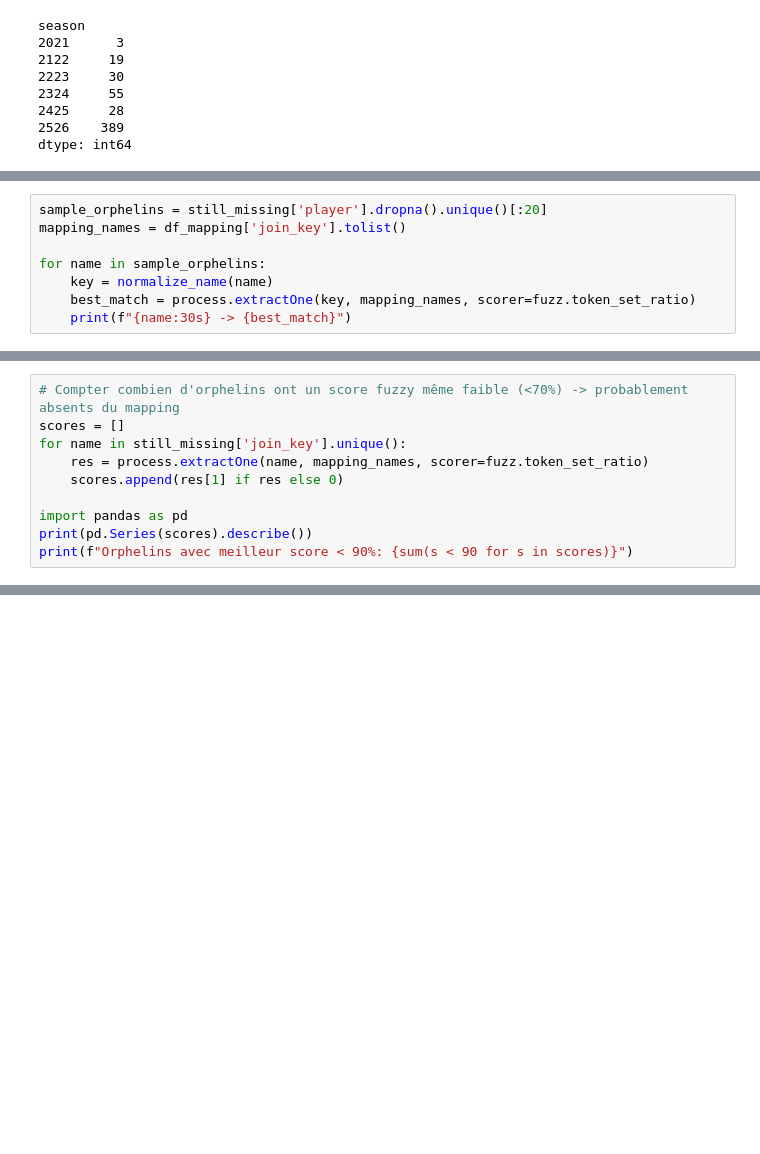
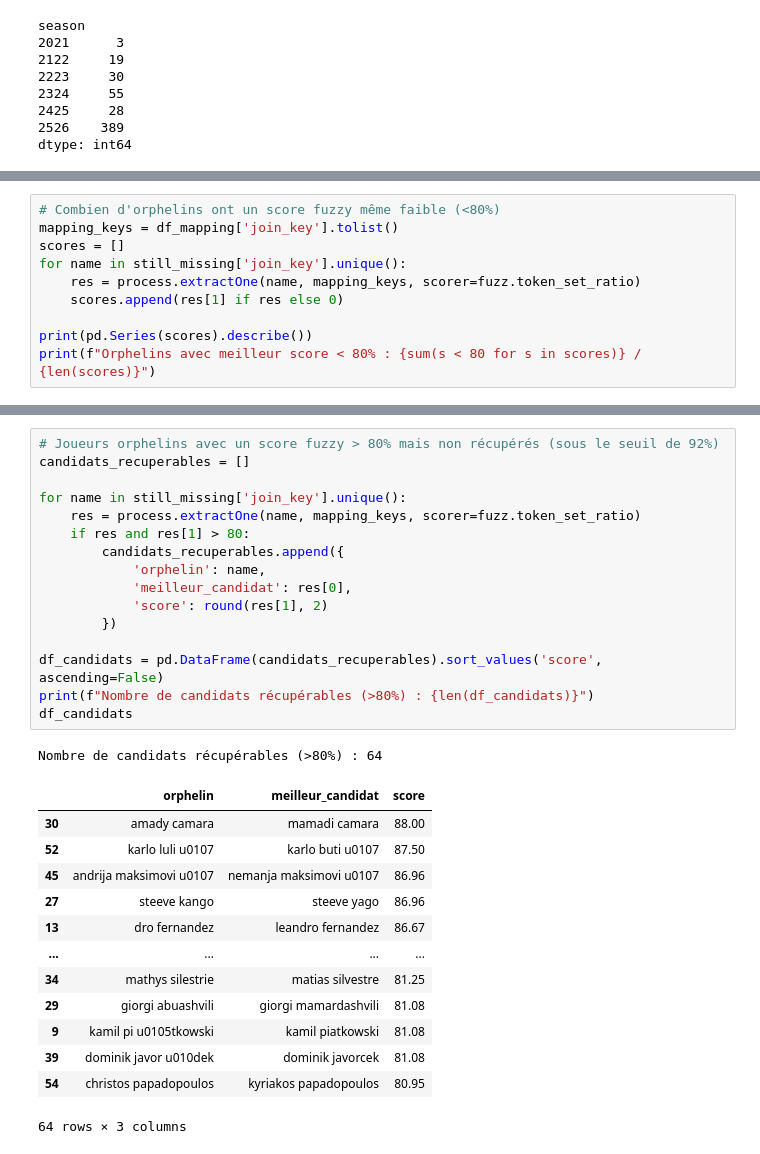
Before and after one commit to Quadratic-Labs/predict_vm_football, a Jupyter notebook: notebooks/03_base_apprentissage.ipynb, the cells around one changed output, grey strips where cells are left out. Saved outputs shown, nothing was run; the diff lists cells and outputs as text; blank space fills up the shorter version.

Commit message:
[feat] - Analyse des "orphelins" restants

```diff
--- a/notebooks/03_base_apprentissage.ipynb
+++ b/notebooks/03_base_apprentissage.ipynb
@@ -169,8 +142,0 @@ Name: count, dtype: int64
-# %%
-sample_orphelins = still_missing['player'].dropna().unique()[:20]
-mapping_names = df_mapping['join_key'].tolist()
-
-for name in sample_orphelins:
-    key = normalize_name(name)
-    best_match = process.extractOne(key, mapping_names, scorer=fuzz.token_set_ratio)
-    print(f"{name:30s} -> {best_match}")
@@ -198,10 +142,0 @@ Altay Bayındır                 -> ('altay bayindir', 63.1578947368421, 784)
-# %%
-# Compter combien d'orphelins ont un score fuzzy même faible (<70%) -> probablement absents du mapping
-scores = []
-for name in still_missing['join_key'].unique():
-    res = process.extractOne(name, mapping_names, scorer=fuzz.token_set_ratio)
-    scores.append(res[1] if res else 0)
-
-import pandas as pd
-print(pd.Series(scores).describe())
-print(f"Orphelins avec meilleur score < 90%: {sum(s < 90 for s in scores)}")
@@ -218,0 +143,10 @@ Orphelins avec meilleur score < 90%: 481
+# %%
+# Combien d'orphelins ont un score fuzzy même faible (<80%)
+mapping_keys = df_mapping['join_key'].tolist()
+scores = []
+for name in still_missing['join_key'].unique():
+    res = process.extractOne(name, mapping_keys, scorer=fuzz.token_set_ratio)
+    scores.append(res[1] if res else 0)
+
+print(pd.Series(scores).describe())
+print(f"Orphelins avec meilleur score < 80% : {sum(s < 80 for s in scores)} / {len(scores)}")
@@ -218,0 +164,31 @@ Orphelins avec meilleur score < 90%: 481
+# %%
+# Joueurs orphelins avec un score fuzzy > 80% mais non récupérés (sous le seuil de 92%)
+candidats_recuperables = []
+
+for name in still_missing['join_key'].unique():
+    res = process.extractOne(name, mapping_keys, scorer=fuzz.token_set_ratio)
+    if res and res[1] > 80:
+        candidats_recuperables.append({
+            'orphelin': name,
+            'meilleur_candidat': res[0],
+            'score': round(res[1], 2)
+        })
+
+df_candidats = pd.DataFrame(candidats_recuperables).sort_values('score', ascending=False)
+print(f"Nombre de candidats récupérables (>80%) : {len(df_candidats)}")
+df_candidats
+# %% [output]
+Nombre de candidats récupérables (>80%) : 64
+|  | orphelin | meilleur_candidat | score |
+| 30 | amady camara | mamadi camara | 88.00 |
+| 52 | karlo luli u0107 | karlo buti u0107 | 87.50 |
+| 45 | andrija maksimovi u0107 | nemanja maksimovi u0107 | 86.96 |
+| 27 | steeve kango | steeve yago | 86.96 |
+| 13 | dro fernandez | leandro fernandez | 86.67 |
+| ... | ... | ... | ... |
+| 34 | mathys silestrie | matias silvestre | 81.25 |
+| 29 | giorgi abuashvili | giorgi mamardashvili | 81.08 |
+| 9 | kamil pi u0105tkowski | kamil piatkowski | 81.08 |
+| 39 | dominik javor u010dek | dominik javorcek | 81.08 |
+| 54 | christos papadopoulos | kyriakos papadopoulos | 80.95 |
+64 rows × 3 columns
```
Also changed, not shown: parts of 4 cells of this notebook.
